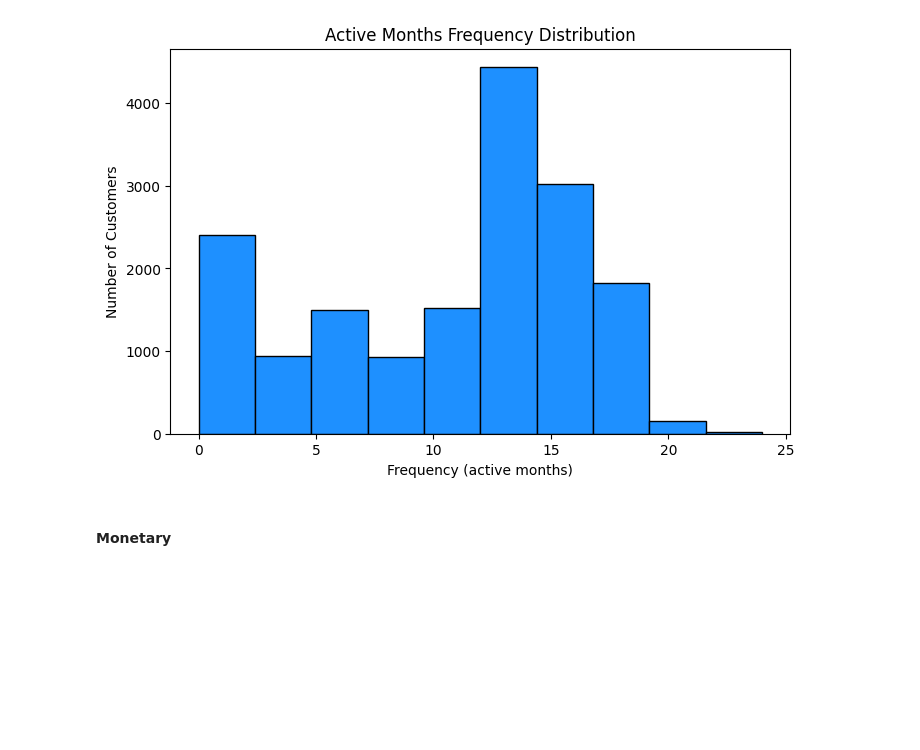
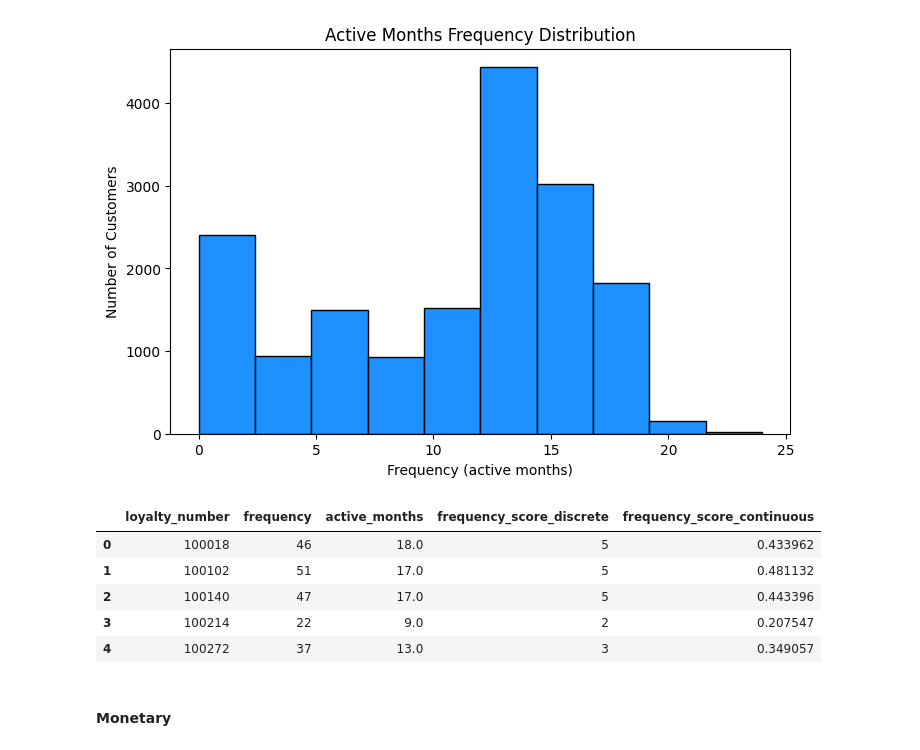
Before and after one commit to tssarathi/airline-customer-analytics, a Jupyter notebook: notebooks/feature-exploration.ipynb, the cells around one changed output. Cells and saved outputs as stored; diff of their text form; code cells hidden in the pictures; blank space fills up the shorter version.

```diff
--- a/notebooks/feature-exploration.ipynb
+++ b/notebooks/feature-exploration.ipynb
@@ -144,6 +144,18 @@ customer_frequency = flight_frequency.merge(
 customer_frequency['active_months'] = (
     customer_frequency['active_months'].fillna(0)
 )
+
+customer_frequency['frequency_score_discrete'] = pd.qcut(
+    customer_frequency['frequency'],
+    q=5,
+    labels=[1, 2, 3, 4, 5]
+).astype('int64')
+
+max_frequency = customer_frequency['frequency'].max()
+
+customer_frequency['frequency_score_continuous'] = (
+    customer_frequency['frequency'] / max_frequency
+)
 # %%
 plt.figure(figsize=(8, 5))
 plt.hist(customer_frequency["frequency"], bins=10, color="dodgerblue", edgecolor="black")
@@ -162,6 +174,15 @@ plt.ylabel("Number of Customers")
 plt.show()
 # %% [output]
 [figure]
+# %%
+customer_frequency.head()
+# %% [output]
+|  | loyalty_number | frequency | active_months | frequency_score_discrete | frequency_score_continuous |
+| 0 | 100018 | 46 | 18.0 | 5 | 0.433962 |
+| 1 | 100102 | 51 | 17.0 | 5 | 0.481132 |
+| 2 | 100140 | 47 | 17.0 | 5 | 0.443396 |
+| 3 | 100214 | 22 | 9.0 | 2 | 0.207547 |
+| 4 | 100272 | 37 | 13.0 | 3 | 0.349057 |
 # %% [markdown]
 #### Monetary
 # %%
```
Also changed, not shown: parts of 11 cells of this notebook.
